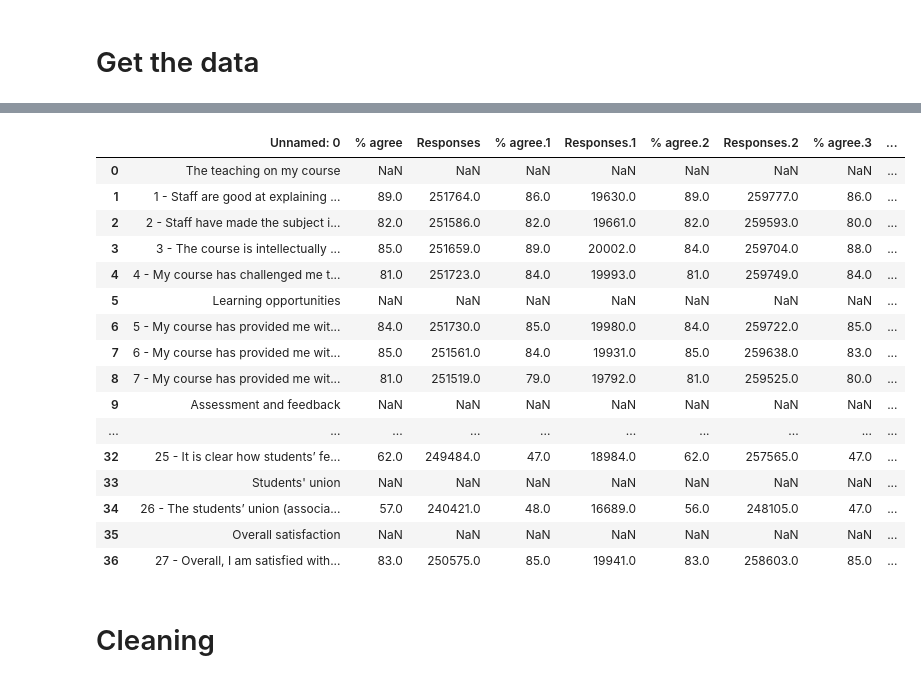
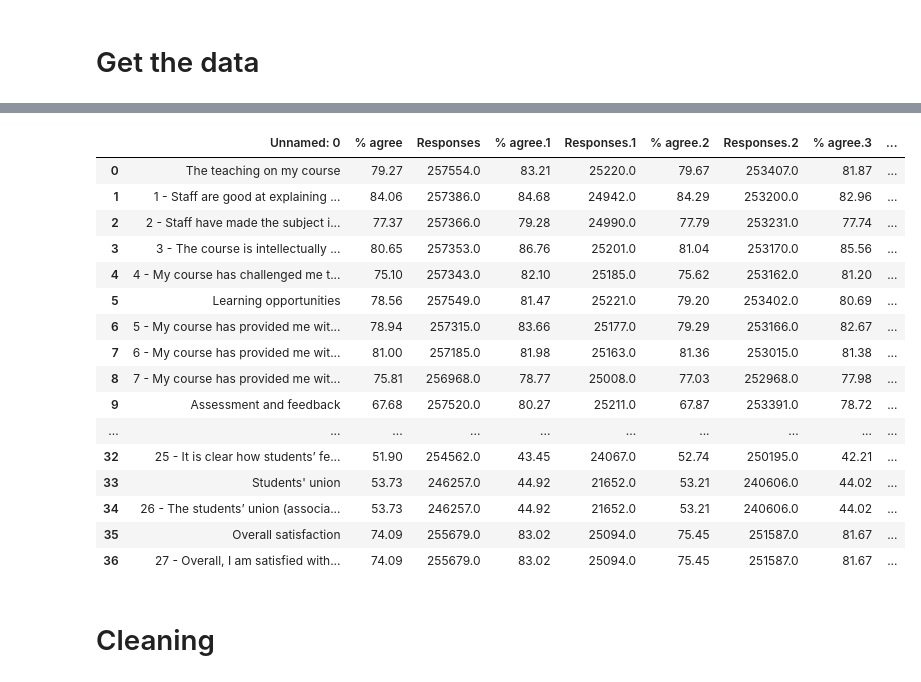
Before and after one commit to szelesaron/dissertation-code, a Jupyter notebook: cleaning-preprocess-EDA.ipynb, the cells around one changed output, grey strips where cells are left out. Cells and saved outputs as stored; diff of their text form; code cells hidden in the pictures.

```diff
--- a/cleaning-preprocess-EDA.ipynb
+++ b/cleaning-preprocess-EDA.ipynb
@@ -34,25 +34,25 @@ data_18_19
  35        NaN          NaN        NaN          NaN        NaN          NaN
  36       86.0        378.0       85.0       7336.0       84.0        407.0  }
 # %%
-data_18_19.get("England")
+data_21_22.get("England")
 # %% [output]
 |  | Unnamed: 0 | % agree | Responses | % agree.1 | Responses.1 | % agree.2 | Responses.2 | % agree.3 | ... |
-| 0 | The teaching on my course | NaN | NaN | NaN | NaN | NaN | NaN | NaN | ... |
-| 1 | 1 - Staff are good at explaining ... | 89.0 | 251764.0 | 86.0 | 19630.0 | 89.0 | 259777.0 | 86.0 | ... |
-| 2 | 2 - Staff have made the subject i... | 82.0 | 251586.0 | 82.0 | 19661.0 | 82.0 | 259593.0 | 80.0 | ... |
-| 3 | 3 - The course is intellectually ... | 85.0 | 251659.0 | 89.0 | 20002.0 | 84.0 | 259704.0 | 88.0 | ... |
-| 4 | 4 - My course has challenged me t... | 81.0 | 251723.0 | 84.0 | 19993.0 | 81.0 | 259749.0 | 84.0 | ... |
-| 5 | Learning opportunities | NaN | NaN | NaN | NaN | NaN | NaN | NaN | ... |
-| 6 | 5 - My course has provided me wit... | 84.0 | 251730.0 | 85.0 | 19980.0 | 84.0 | 259722.0 | 85.0 | ... |
-| 7 | 6 - My course has provided me wit... | 85.0 | 251561.0 | 84.0 | 19931.0 | 85.0 | 259638.0 | 83.0 | ... |
-| 8 | 7 - My course has provided me wit... | 81.0 | 251519.0 | 79.0 | 19792.0 | 81.0 | 259525.0 | 80.0 | ... |
-| 9 | Assessment and feedback | NaN | NaN | NaN | NaN | NaN | NaN | NaN | ... |
+| 0 | The teaching on my course | 79.27 | 257554.0 | 83.21 | 25220.0 | 79.67 | 253407.0 | 81.87 | ... |
+| 1 | 1 - Staff are good at explaining ... | 84.06 | 257386.0 | 84.68 | 24942.0 | 84.29 | 253200.0 | 82.96 | ... |
+| 2 | 2 - Staff have made the subject i... | 77.37 | 257366.0 | 79.28 | 24990.0 | 77.79 | 253231.0 | 77.74 | ... |
+| 3 | 3 - The course is intellectually ... | 80.65 | 257353.0 | 86.76 | 25201.0 | 81.04 | 253170.0 | 85.56 | ... |
+| 4 | 4 - My course has challenged me t... | 75.10 | 257343.0 | 82.10 | 25185.0 | 75.62 | 253162.0 | 81.20 | ... |
+| 5 | Learning opportunities | 78.56 | 257549.0 | 81.47 | 25221.0 | 79.20 | 253402.0 | 80.69 | ... |
+| 6 | 5 - My course has provided me wit... | 78.94 | 257315.0 | 83.66 | 25177.0 | 79.29 | 253166.0 | 82.67 | ... |
+| 7 | 6 - My course has provided me wit... | 81.00 | 257185.0 | 81.98 | 25163.0 | 81.36 | 253015.0 | 81.38 | ... |
+| 8 | 7 - My course has provided me wit... | 75.81 | 256968.0 | 78.77 | 25008.0 | 77.03 | 252968.0 | 77.98 | ... |
+| 9 | Assessment and feedback | 67.68 | 257520.0 | 80.27 | 25211.0 | 67.87 | 253391.0 | 78.72 | ... |
 | ... | ... | ... | ... | ... | ... | ... | ... | ... | ... |
-| 32 | 25 - It is clear how students’ fe... | 62.0 | 249484.0 | 47.0 | 18984.0 | 62.0 | 257565.0 | 47.0 | ... |
-| 33 | Students' union | NaN | NaN | NaN | NaN | NaN | NaN | NaN | ... |
-| 34 | 26 - The students’ union (associa... | 57.0 | 240421.0 | 48.0 | 16689.0 | 56.0 | 248105.0 | 47.0 | ... |
-| 35 | Overall satisfaction | NaN | NaN | NaN | NaN | NaN | NaN | NaN | ... |
-| 36 | 27 - Overall, I am satisfied with... | 83.0 | 250575.0 | 85.0 | 19941.0 | 83.0 | 258603.0 | 85.0 | ... |
+| 32 | 25 - It is clear how students’ fe... | 51.90 | 254562.0 | 43.45 | 24067.0 | 52.74 | 250195.0 | 42.21 | ... |
+| 33 | Students' union | 53.73 | 246257.0 | 44.92 | 21652.0 | 53.21 | 240606.0 | 44.02 | ... |
+| 34 | 26 - The students’ union (associa... | 53.73 | 246257.0 | 44.92 | 21652.0 | 53.21 | 240606.0 | 44.02 | ... |
+| 35 | Overall satisfaction | 74.09 | 255679.0 | 83.02 | 25094.0 | 75.45 | 251587.0 | 81.67 | ... |
+| 36 | 27 - Overall, I am satisfied with... | 74.09 | 255679.0 | 83.02 | 25094.0 | 75.45 | 251587.0 | 81.67 | ... |
 # %% [markdown]
 # Cleaning
 # %%
```
Also changed, not shown: parts of 9 cells of this notebook.
